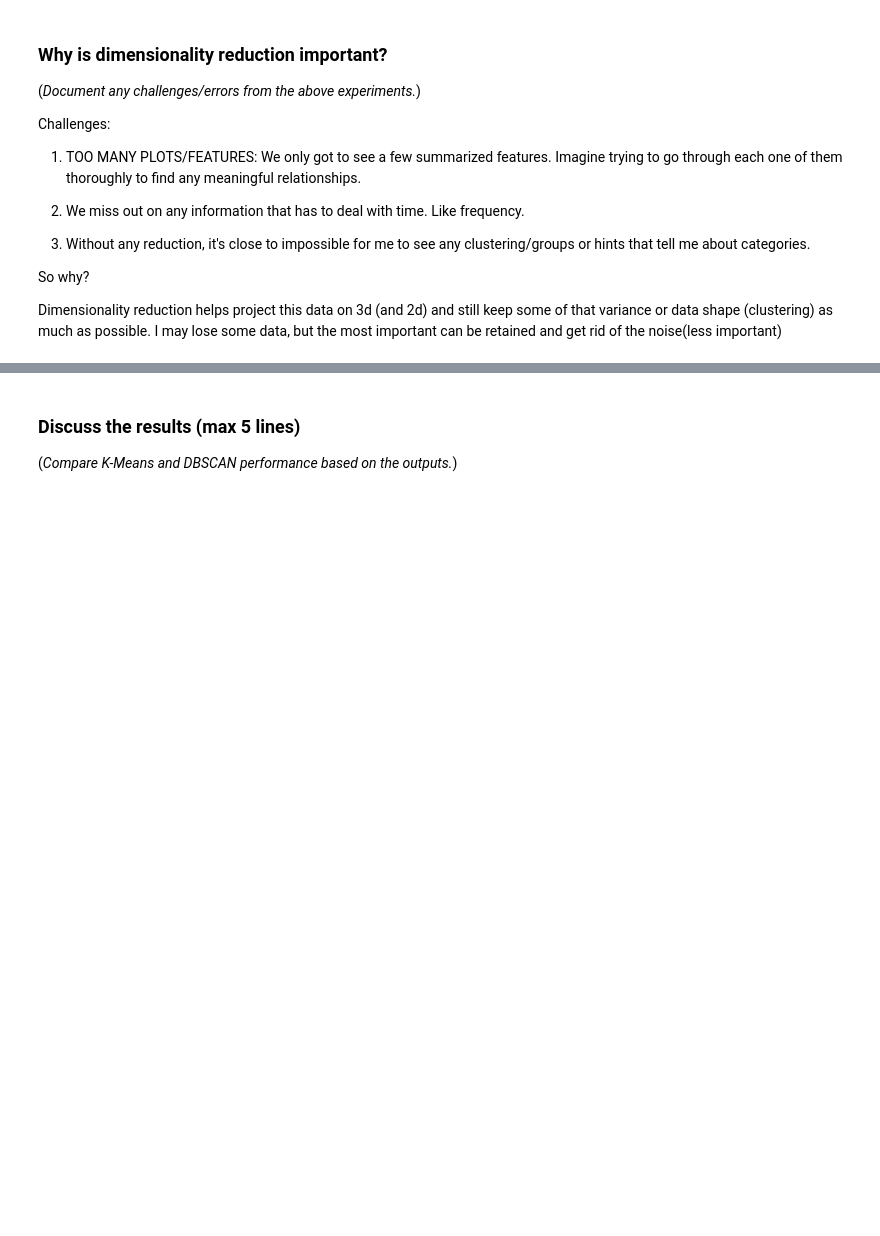
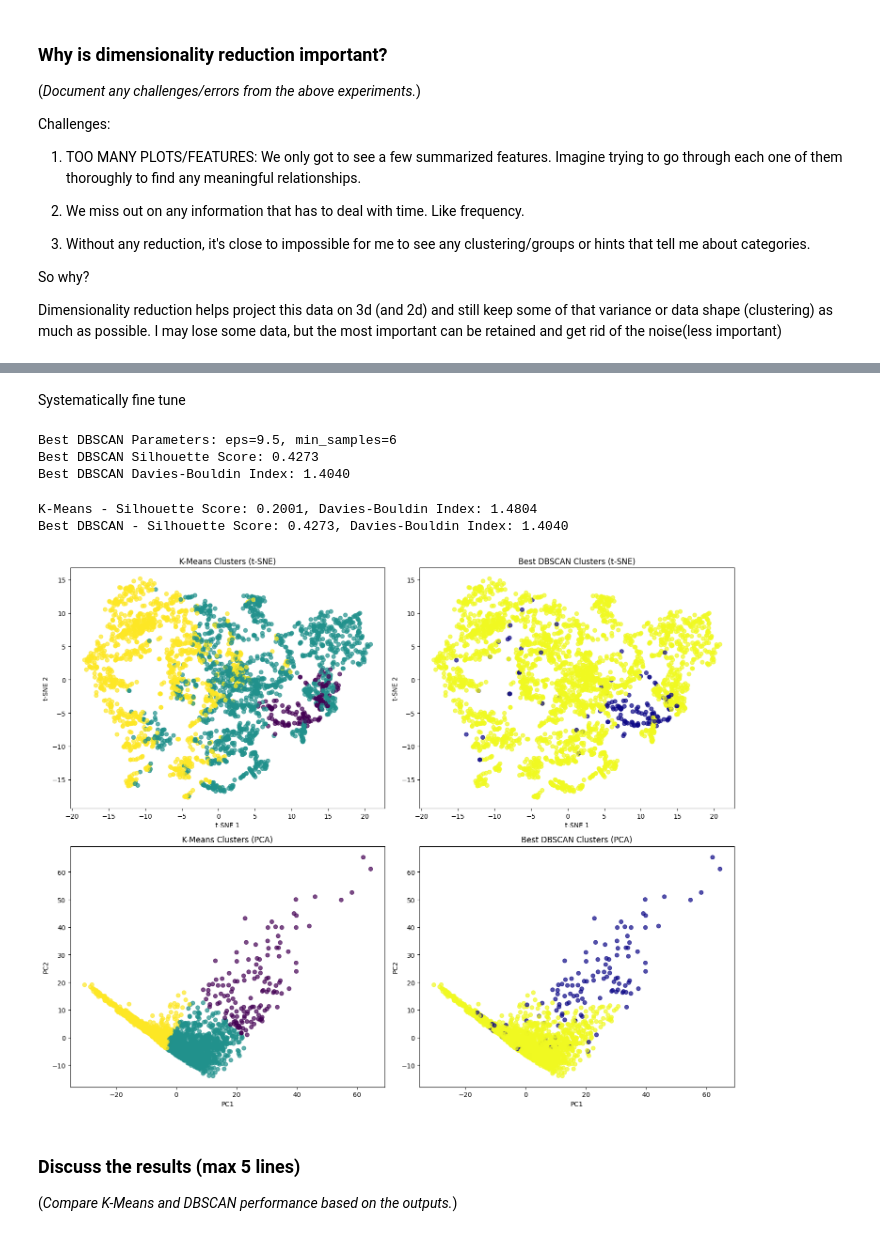
Before and after one commit to mutabazichristian/sound-clustering, a Jupyter notebook: clustering_assignment.ipynb, the cells around one changed output, grey strips where cells are left out. Cells and saved outputs as stored; diff of their text form; code cells hidden in the pictures; blank space fills up the shorter version.

```diff
--- a/clustering_assignment.ipynb
+++ b/clustering_assignment.ipynb
@@ -299,0 +242,2 @@ DBSCAN - Silhouette Score: 0.9627, Davies-Bouldin Index: 1.8211
+# %% [markdown]
+Systematically fine tune
@@ -300,3 +271,63 @@ DBSCAN - Silhouette Score: 0.9627, Davies-Bouldin Index: 1.8211
+# %%
+dbscan_results_df = pd.DataFrame(dbscan_results)
+filtered_dbscan_results_df = dbscan_results_df.dropna(subset=['silhouette_score'])
+sorted_dbscan_results_df = filtered_dbscan_results_df.sort_values(by='silhouette_score', ascending=False)
+
+if not sorted_dbscan_results_df.empty:
+    best_dbscan_params = sorted_dbscan_results_df.iloc[0]
+    best_eps = best_dbscan_params['eps']
+    best_min_samples = int(best_dbscan_params['min_samples'])
+    best_dbscan_silhouette = best_dbscan_params['silhouette_score']
+    best_dbscan_db_index = best_dbscan_params['davies_bouldin_index']
+
+    print(f"Best DBSCAN Parameters: eps={best_eps}, min_samples={best_min_samples}")
+    print(f"Best DBSCAN Silhouette Score: {best_dbscan_silhouette:.4f}")
+    print(f"Best DBSCAN Davies-Bouldin Index: {best_dbscan_db_index:.4f}")
+else:
+    print("No meaningful DBSCAN clusters were found for the tested parameters.")
+# %% [output]
+Best DBSCAN Parameters: eps=9.5, min_samples=6
+Best DBSCAN Silhouette Score: 0.4273
+Best DBSCAN Davies-Bouldin Index: 1.4040
+# %%
+best_dbscan = DBSCAN(eps=best_eps, min_samples=best_min_samples)
+best_dbscan_labels = best_dbscan.fit_predict(features_array)
+# %%
+print(f"K-Means - Silhouette Score: {kmeans_silhouette:.4f}, Davies-Bouldin Index: {kmeans_db_index:.4f}")
+print(f"Best DBSCAN - Silhouette Score: {best_dbscan_silhouette:.4f}, Davies-Bouldin Index: {best_dbscan_db_index:.4f}")
+
+fig, axes = plt.subplots(2, 2, figsize=(15, 12))
+
+# K-Means Clusters on t-SNE
+axes[0, 0].scatter(features_tsne[:, 0], features_tsne[:, 1], c=kmeans_labels, cmap='viridis', alpha=0.7)
+axes[0, 0].set_title('K-Means Clusters (t-SNE)')
+axes[0, 0].set_xlabel('t-SNE 1')
+axes[0, 0].set_ylabel('t-SNE 2')
+
+# Best DBSCAN Clusters on t-SNE
+axes[0, 1].scatter(features_tsne[:, 0], features_tsne[:, 1], c=best_dbscan_labels, cmap='plasma', alpha=0.7)
+axes[0, 1].set_title('Best DBSCAN Clusters (t-SNE)')
+axes[0, 1].set_xlabel('t-SNE 1')
+axes[0, 1].set_ylabel('t-SNE 2')
+
+# K-Means Clusters on PCA
+axes[1, 0].scatter(features_pca[:, 0], features_pca[:, 1], c=kmeans_labels, cmap='viridis', alpha=0.7)
+axes[1, 0].set_title('K-Means Clusters (PCA)')
+axes[1, 0].set_xlabel('PC1')
+axes[1, 0].set_ylabel('PC2')
+
+# Best DBSCAN Clusters on PCA
+axes[1, 1].scatter(features_pca[:, 0], features_pca[:, 1], c=best_dbscan_labels, cmap='plasma', alpha=0.7)
+axes[1, 1].set_title('Best DBSCAN Clusters (PCA)')
+axes[1, 1].set_xlabel('PC1')
+axes[1, 1].set_ylabel('PC2')
+
+plt.tight_layout()
+plt.show()
+# %% [output]
+K-Means - Silhouette Score: 0.2001, Davies-Bouldin Index: 1.4804
+Best DBSCAN - Silhouette Score: 0.4273, Davies-Bouldin Index: 1.4040
+[figure, added]
 # %% [markdown]
 ### Discuss the results (max 5 lines)
 (*Compare K-Means and DBSCAN performance based on the outputs.*)
```
Also changed, not shown: parts of 15 cells of this notebook.
